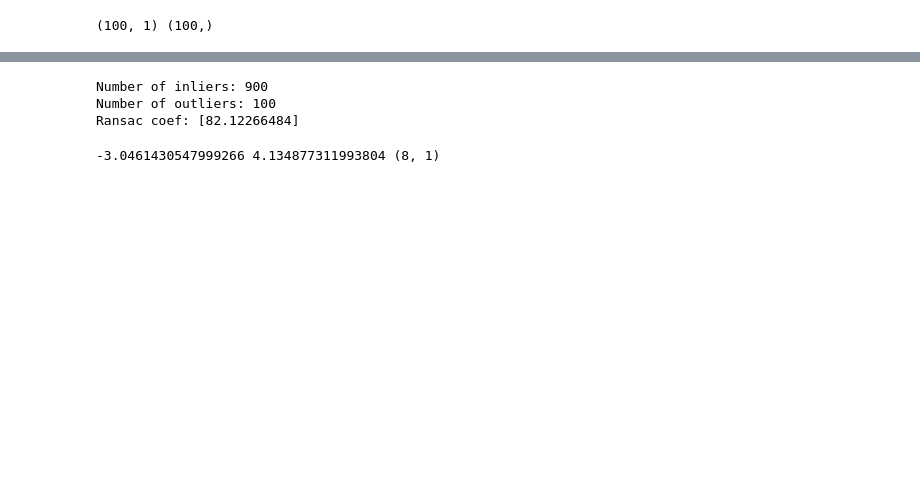
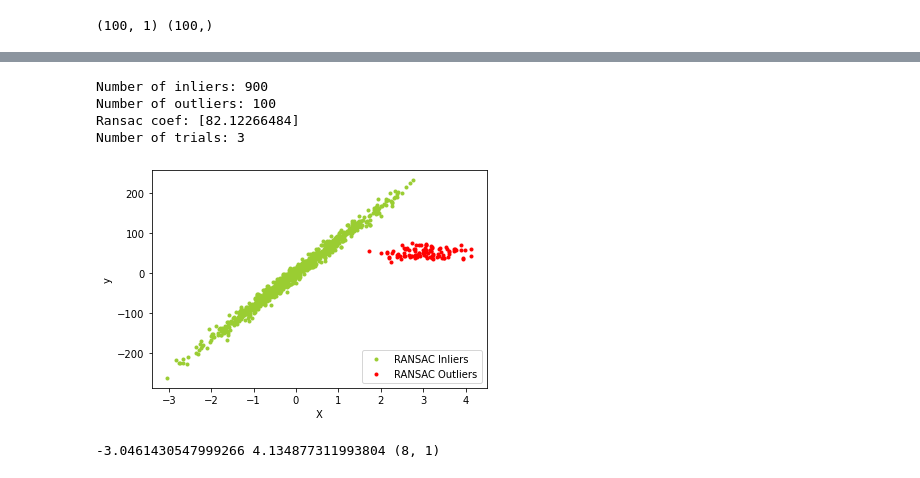
Before and after one commit to carmelocs/Learning, a Jupyter notebook: RANSAC/plot_ransac.ipynb, the cells around one changed output, grey strips where cells are left out. Saved outputs shown, nothing was run; the diff lists cells and outputs as text; code cells hidden in the pictures; blank space fills up the shorter version.

```diff
--- a/RANSAC/plot_ransac.ipynb
+++ b/RANSAC/plot_ransac.ipynb
@@ -53,16 +60,29 @@ print(lr.coef_)
 # %%
 # Robustly fit linear model with RANSAC algorithm
-ransac = linear_model.RANSACRegressor()
+ransac = linear_model.RANSACRegressor(min_samples=2)
 ransac.fit(X, y)
 inlier_mask = ransac.inlier_mask_
 outlier_mask = np.logical_not(inlier_mask)
 print(f"Number of inliers: {inlier_mask.sum()}")
 print(f"Number of outliers: {outlier_mask.sum()}")
 print(f"Ransac coef: {ransac.estimator_.coef_}")
+print(f"Number of trials: {ransac.n_trials_}")
 # %% [output]
 Number of inliers: 900
 Number of outliers: 100
 Ransac coef: [82.12266484]
+Number of trials: 3
+# %%
+plt.scatter(X[inlier_mask], y[inlier_mask], color='yellowgreen', marker='.',
+            label='RANSAC Inliers')
+plt.scatter(X[outlier_mask], y[outlier_mask], color='red', marker='.',
+            label='RANSAC Outliers')
+plt.legend(loc='lower right')
+plt.xlabel("X")
+plt.ylabel("y")
+plt.show()
+# %% [output]
+[figure, added]
 # %%
 # Predict data of estimated models
 line_X = np.arange(X.min(), X.max())[:, np.newaxis]
```
Also changed, not shown: parts of 6 cells of this notebook.
